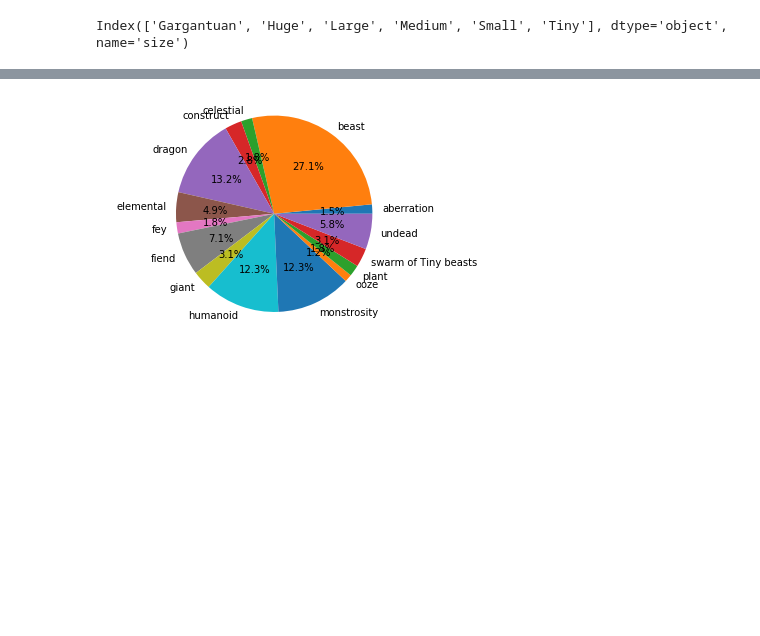
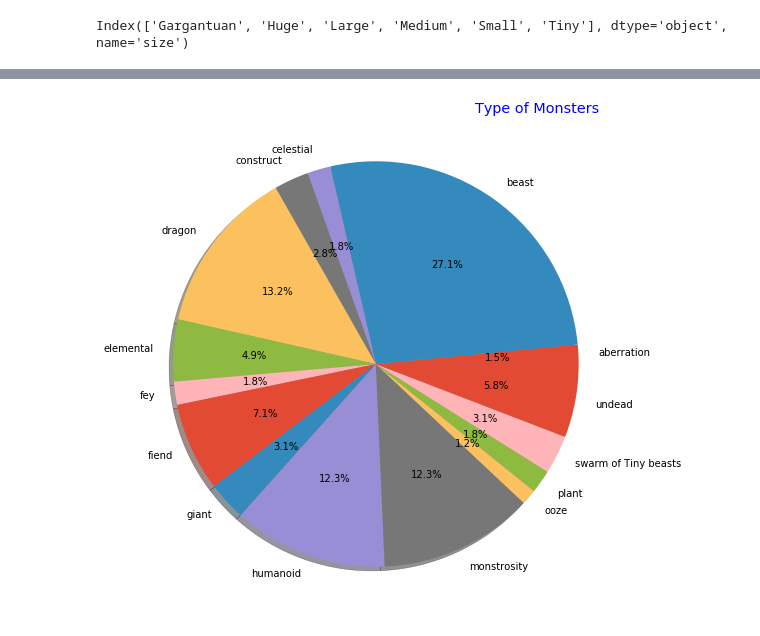
Before and after one commit to claxtonh/Project-1, a Jupyter notebook: Getting Data-Copy2.ipynb, the cells around one changed output, grey strips where cells are left out. Drawn from its saved outputs; the diff is of its cells as text; code cells hidden in the pictures; blank space fills up the shorter version.

```diff
--- a/Getting Data-Copy2.ipynb
+++ b/Getting Data-Copy2.ipynb
@@ -231,6 +234,12 @@ Name: strength, dtype: float64
 # %%
+#this should be a bar? Showing Average Strength?
+type_cr=monster.groupby("type")["Challenge Rating"].mean()
 labels_str_type = type_cr.index
 plt.pie(type_str, labels=labels_str_type, autopct = "%1.1f%%")
 #plt.legend(loc = "upper right")
+fig = plt.gcf()
+fig.set_size_inches(8,8)
+plt.axis("equal")
+plt.title("Strength of Monsters by Type", loc = 'right', color = "Blue")
 plt.show()
 # %% [output]
@@ -257,11 +272,15 @@ swarm of Tiny beasts    10
 undead                  19
 Name: name, dtype: int64
 # %%
-plt.pie(type_amount, labels=labels_str_type, autopct = "%1.1f%%")
+
+plt.pie(type_amount, labels=labels_str_type, autopct = "%1.1f%%", shadow = True)
 plt.axis("equal")
+fig = plt.gcf()
+fig.set_size_inches(8,9)
+plt.title("Type of Monsters", loc = 'right', color = "Blue")
 plt.show()
 # %% [output]
-[figure, old version]
+[figure, new version]
 # %%
 type_cr=monster.groupby("type")["Challenge Rating"].mean()
 type_cr
```
Also changed, not shown: parts of 17 cells of this notebook.
